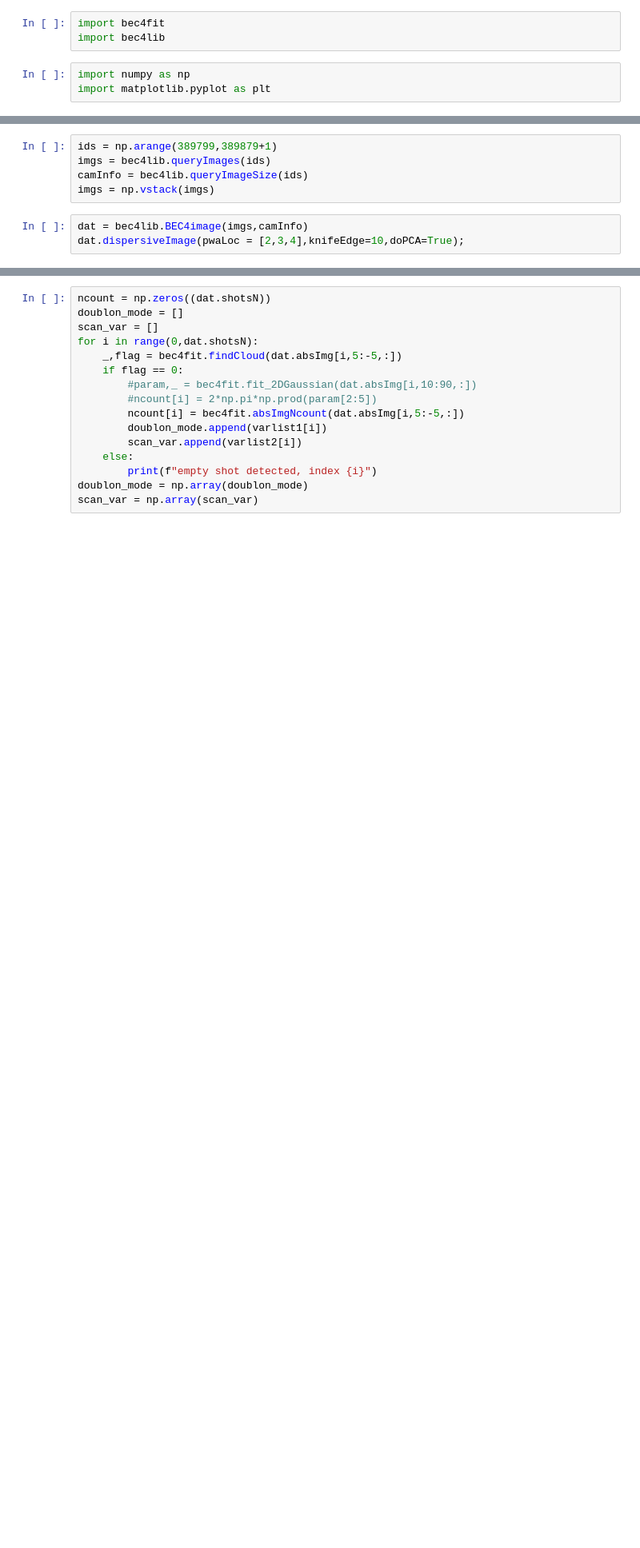
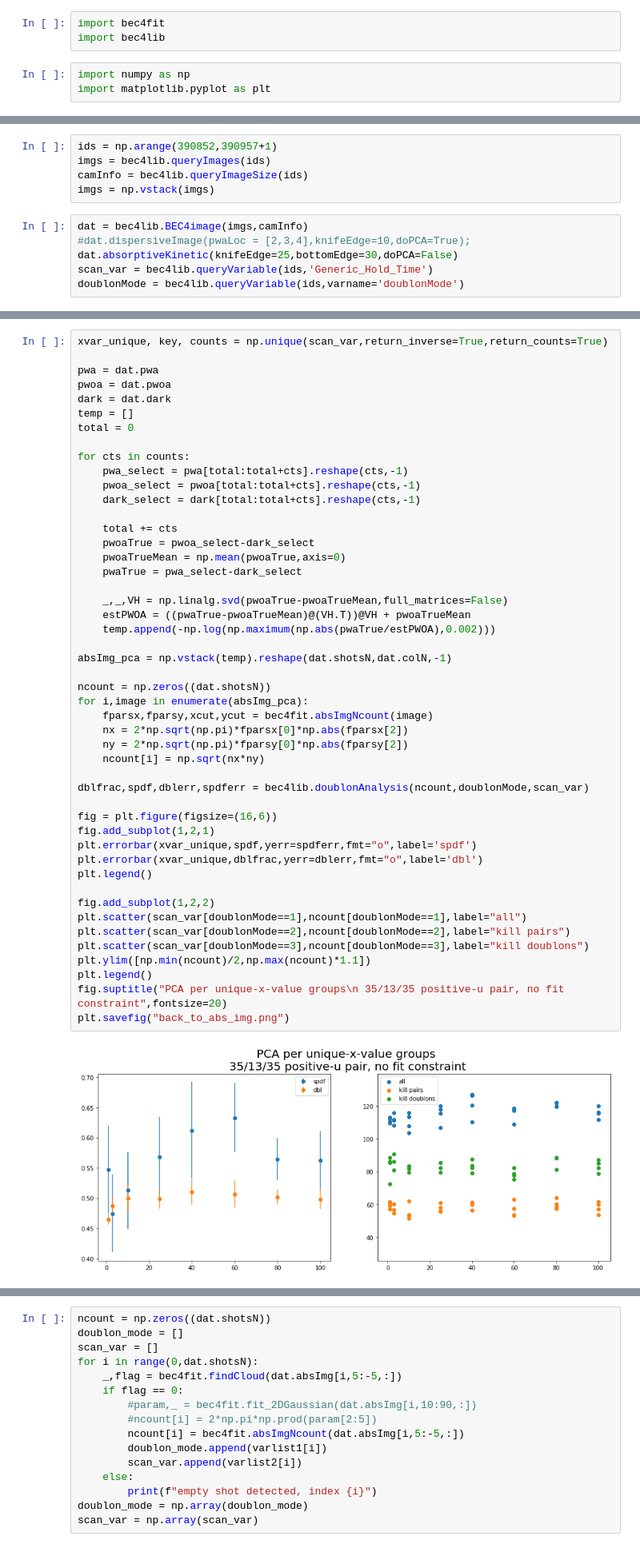
Before and after one commit to woochangchung/bec4py, a Jupyter notebook: bec4_image_analysis_V3.ipynb, the cells around one changed output, grey strips where cells are left out. Shown at 80% size. Saved outputs shown, nothing was run; the diff lists cells and outputs as text; blank space fills up the shorter version.

Commit message:
added grouped pca analysis for absorptive imaging measurement of SPDF

```diff
--- a/bec4_image_analysis_V3.ipynb
+++ b/bec4_image_analysis_V3.ipynb
@@ -12,8 +12,11 @@ importlib.reload(bec4lib)
 # %%
-ids = np.arange(389799,389879+1)
+ids = np.arange(390852,390957+1)
 imgs = bec4lib.queryImages(ids)
 camInfo = bec4lib.queryImageSize(ids)
 imgs = np.vstack(imgs)
 # %%
 dat = bec4lib.BEC4image(imgs,camInfo)
-dat.dispersiveImage(pwaLoc = [2,3,4],knifeEdge=10,doPCA=True);
+#dat.dispersiveImage(pwaLoc = [2,3,4],knifeEdge=10,doPCA=True);
+dat.absorptiveKinetic(knifeEdge=25,bottomEdge=30,doPCA=False)
+scan_var = bec4lib.queryVariable(ids,'Generic_Hold_Time')
+doublonMode = bec4lib.queryVariable(ids,varname='doublonMode')
@@ -19,0 +25,50 @@ dat.dispersiveImage(pwaLoc = [2,3,4],knifeEdge=10,doPCA=True);
+# %%
+xvar_unique, key, counts = np.unique(scan_var,return_inverse=True,return_counts=True)
+
+pwa = dat.pwa
+pwoa = dat.pwoa
+dark = dat.dark
+temp = []
+total = 0
+
+for cts in counts:
+    pwa_select = pwa[total:total+cts].reshape(cts,-1)
+    pwoa_select = pwoa[total:total+cts].reshape(cts,-1)
+    dark_select = dark[total:total+cts].reshape(cts,-1)
+
+    total += cts
+    pwoaTrue = pwoa_select-dark_select
+    pwoaTrueMean = np.mean(pwoaTrue,axis=0)
+    pwaTrue = pwa_select-dark_select
+
+    _,_,VH = np.linalg.svd(pwoaTrue-pwoaTrueMean,full_matrices=False)
+    estPWOA = ((pwaTrue-pwoaTrueMean)@(VH.T))@VH + pwoaTrueMean
+    temp.append(-np.log(np.maximum(np.abs(pwaTrue/estPWOA),0.002)))
+
+absImg_pca = np.vstack(temp).reshape(dat.shotsN,dat.colN,-1)
+
+ncount = np.zeros((dat.shotsN))
+for i,image in enumerate(absImg_pca):
+    fparsx,fparsy,xcut,ycut = bec4fit.absImgNcount(image)
+    nx = 2*np.sqrt(np.pi)*fparsx[0]*np.abs(fparsx[2])
+    ny = 2*np.sqrt(np.pi)*fparsy[0]*np.abs(fparsy[2])
+    ncount[i] = np.sqrt(nx*ny)
+
+dblfrac,spdf,dblerr,spdferr = bec4lib.doublonAnalysis(ncount,doublonMode,scan_var)
+
+fig = plt.figure(figsize=(16,6))
+fig.add_subplot(1,2,1)
+plt.errorbar(xvar_unique,spdf,yerr=spdferr,fmt="o",label='spdf')
+plt.errorbar(xvar_unique,dblfrac,yerr=dblerr,fmt="o",label='dbl')
+plt.legend()
+
+fig.add_subplot(1,2,2)
+plt.scatter(scan_var[doublonMode==1],ncount[doublonMode==1],label="all")
+plt.scatter(scan_var[doublonMode==2],ncount[doublonMode==2],label="kill pairs")
+plt.scatter(scan_var[doublonMode==3],ncount[doublonMode==3],label="kill doublons")
+plt.ylim([np.min(ncount)/2,np.max(ncount)*1.1])
+plt.legend()
+fig.suptitle("PCA per unique-x-value groups\n 35/13/35 positive-u pair, no fit constraint",fontsize=20)
+plt.savefig("back_to_abs_img.png")
+# %% [output]
+[figure, added]
```
Also changed, not shown: parts of 6 cells of this notebook, 3 other files.
